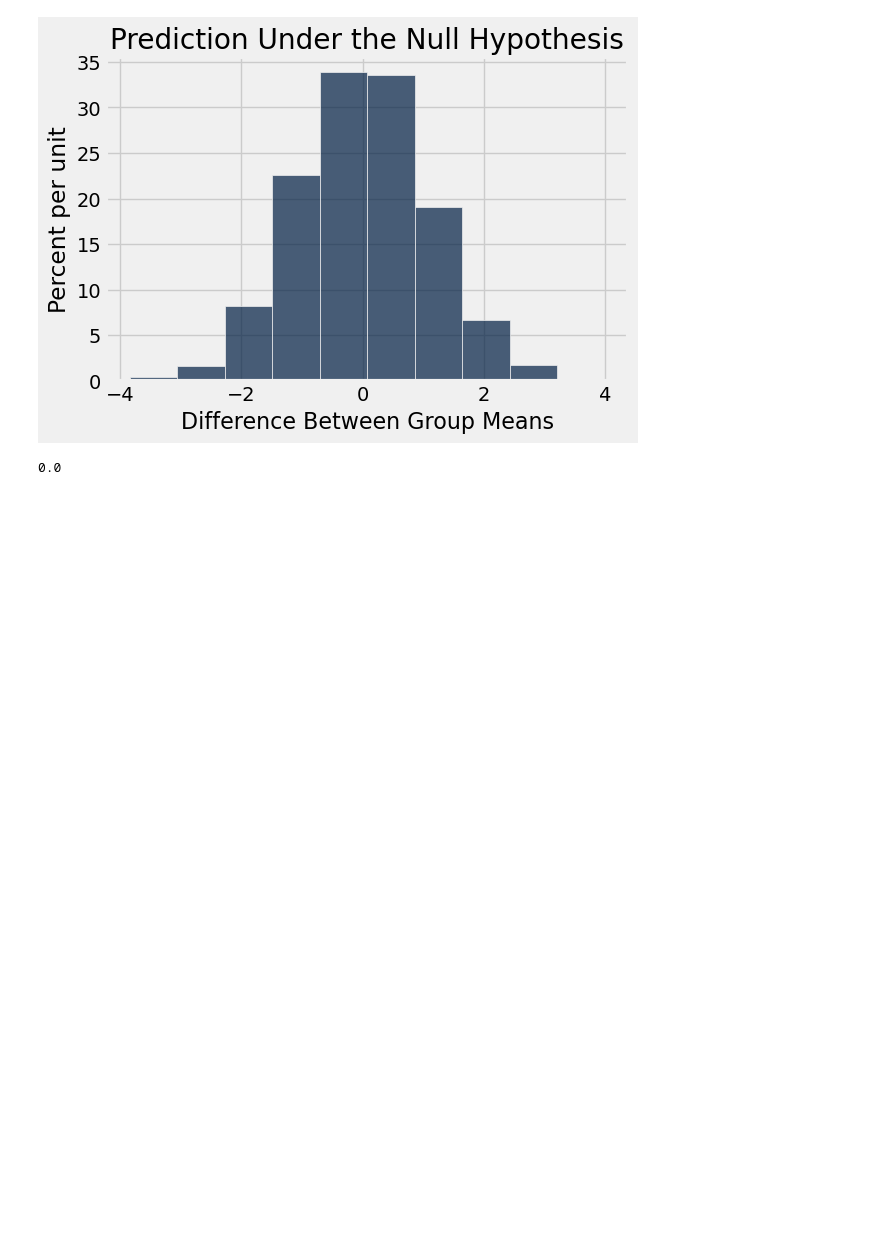
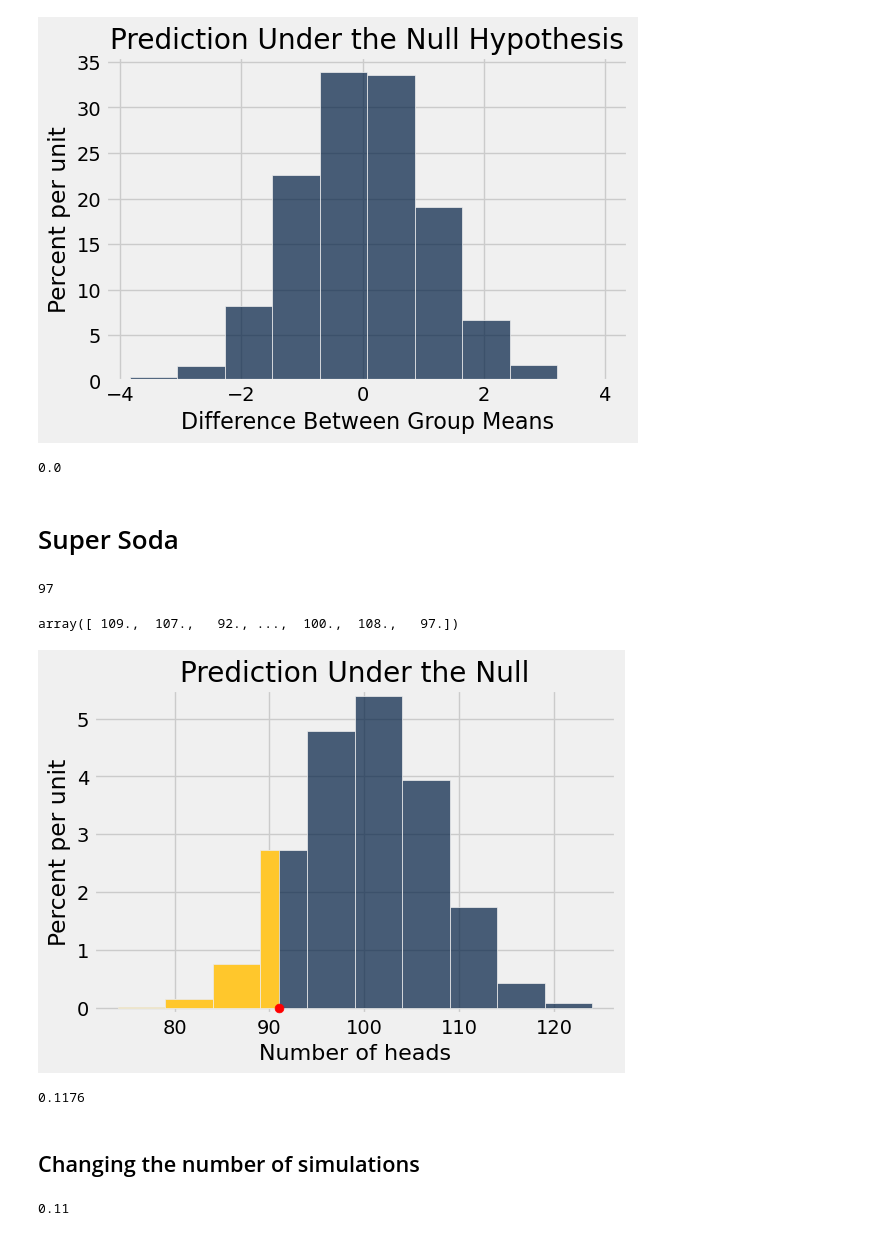
Before and after one commit to lawtonsclass/f25-code-from-class, a Jupyter notebook: data8/ch12.ipynb, the cells around one changed output. Saved outputs shown, nothing was run; the diff lists cells and outputs as text; code cells hidden in the pictures; blank space fills up the shorter version.

```diff
--- a/data8/ch12.ipynb
+++ b/data8/ch12.ipynb
@@ -187,3 +187,34 @@ empirical_p = np.count_nonzero(differences <= observed_difference) / repetitions
 empirical_p
 # %% [output]
 0.0
+# %% [markdown]
+# Super Soda
+# %%
+def simulate_one_count(sample_size):
+    return np.count_nonzero(np.random.choice(make_array('H', 'T'), sample_size) == 'H')
+
+simulate_one_count(200)
+# %% [output]
+97
+# %%
+num_simulations = 10000
+counts = make_array()
+
+for i in np.arange(num_simulations):
+    counts = np.append(counts, simulate_one_count(200))
+
+counts
+# %% [output]
+array([ 109.,  107.,   92., ...,  100.,  108.,   97.])
+# %%
+trials = Table().with_column('Number of heads', counts)
+trials.hist(right_end=91)
+plt.ylim(-0.001, 0.055)
+plt.scatter(91, 0, color='red', s=40, zorder=3)
+plt.title('Prediction Under the Null');
+# %% [output]
+[figure, added]
+# %%
+np.count_nonzero(counts <= 91) / len(counts)
+# %% [output]
+0.1176
@@ -189,0 +224,14 @@ empirical_p
+# %% [markdown]
+## Changing the number of simulations
+# %%
+# Keeping the data fixed, we can re-run the test with a new simulation under the null
+def run_test(num_simulations, sample_size):
+    counts = make_array()
+    for i in np.arange(num_simulations):
+        counts = np.append(counts, simulate_one_count(sample_size))
+    return counts
+
+counts = run_test(10000, 200)
+np.count_nonzero(counts <= 91)/len(counts)
+# %% [output]
+0.11
```
Also changed, not shown: parts of 30 cells of this notebook, 1 other file.
